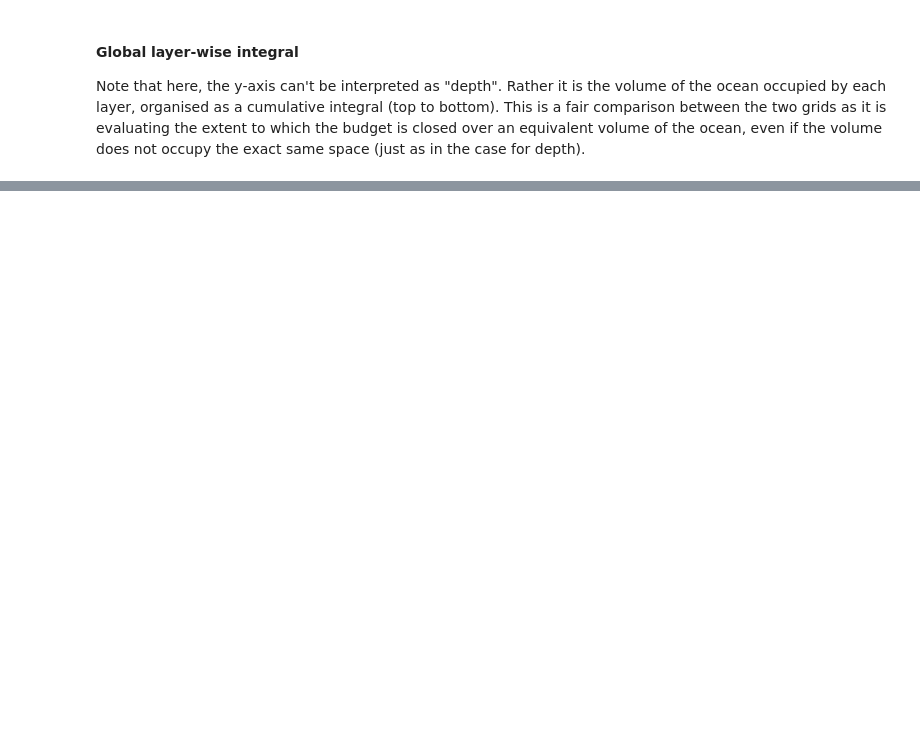
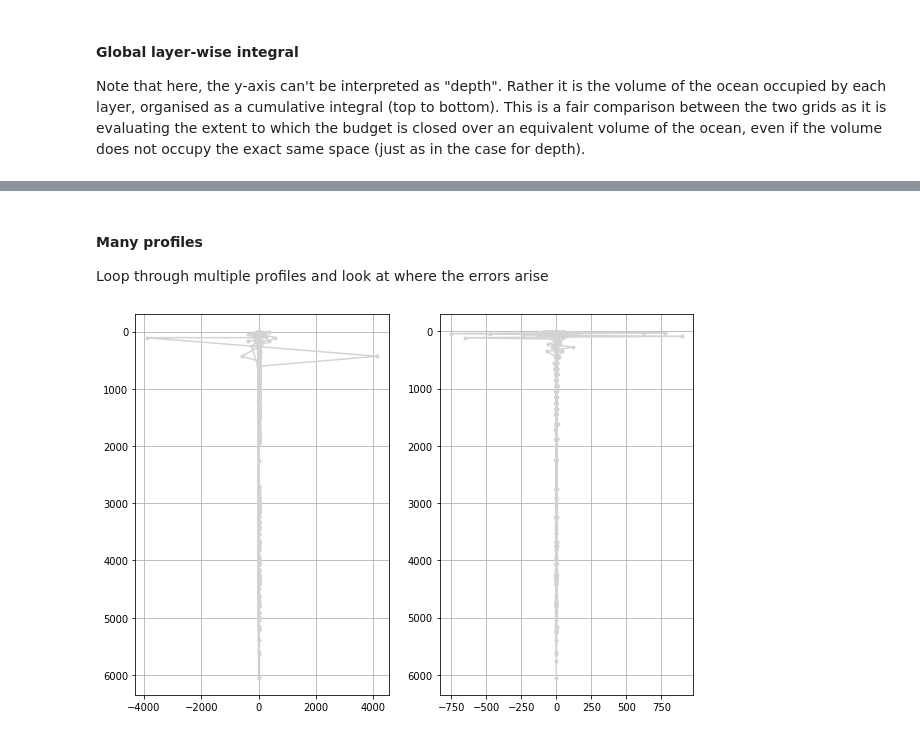
Before and after one commit to gmacgilchrist/wmt_bgc, a Jupyter notebook: calc_budget_tracer_regridded.ipynb, the cells around one changed output, grey strips where cells are left out. Saved outputs shown, nothing was run; the diff lists cells and outputs as text; code cells hidden in the pictures; blank space fills up the shorter version.

```diff
--- a/calc_budget_tracer_regridded.ipynb
+++ b/calc_budget_tracer_regridded.ipynb
@@ -201,0 +239,27 @@ ax[1].set_title('sum of differences and total error');
+# %% [markdown]
+#### Many profiles
+Loop through multiple profiles and look at where the errors arise
+# %%
+var = 'error'
+lons = np.arange(-180,180,20)
+lats = np.arange(-90,90,20)
+fig,ax = plt.subplots(figsize=(10,7),ncols=2)
+for i in lons:
+    for j in lats:
+        prof_rho2 = ds_rho2.sel(xh=i,yh=j,method='nearest').squeeze()
+        if np.where(~np.isnan(prof_rho2[var]))[0].size != 0:
+            z = prof_rho2.thkcello.cumsum(dim='rho2_l').where(prof_rho2.thkcello!=0,drop=True)
+            v = prof_rho2[var].where(prof_rho2.thkcello!=0,drop=True)
+            ax[0].plot(v,z,color='lightgray',marker='.')
+
+        prof_z = ds_z.sel(xh=i,yh=j,method='nearest').squeeze()
+        if np.where(~np.isnan(prof_z[var]))[0].size != 0:
+            z = prof_z.thkcello.cumsum(dim='z_l').where(prof_z.thkcello!=0,drop=True)
+            v = prof_z[var].where(prof_z.thkcello!=0,drop=True)
+            ax[1].plot(v,z,color='lightgray',marker='.')
+ax[0].invert_yaxis()
+ax[0].grid()
+ax[1].invert_yaxis()
+ax[1].grid()
+# %% [output]
+[figure, added]
```
Also changed, not shown: parts of 11 cells of this notebook, 4 other files.
